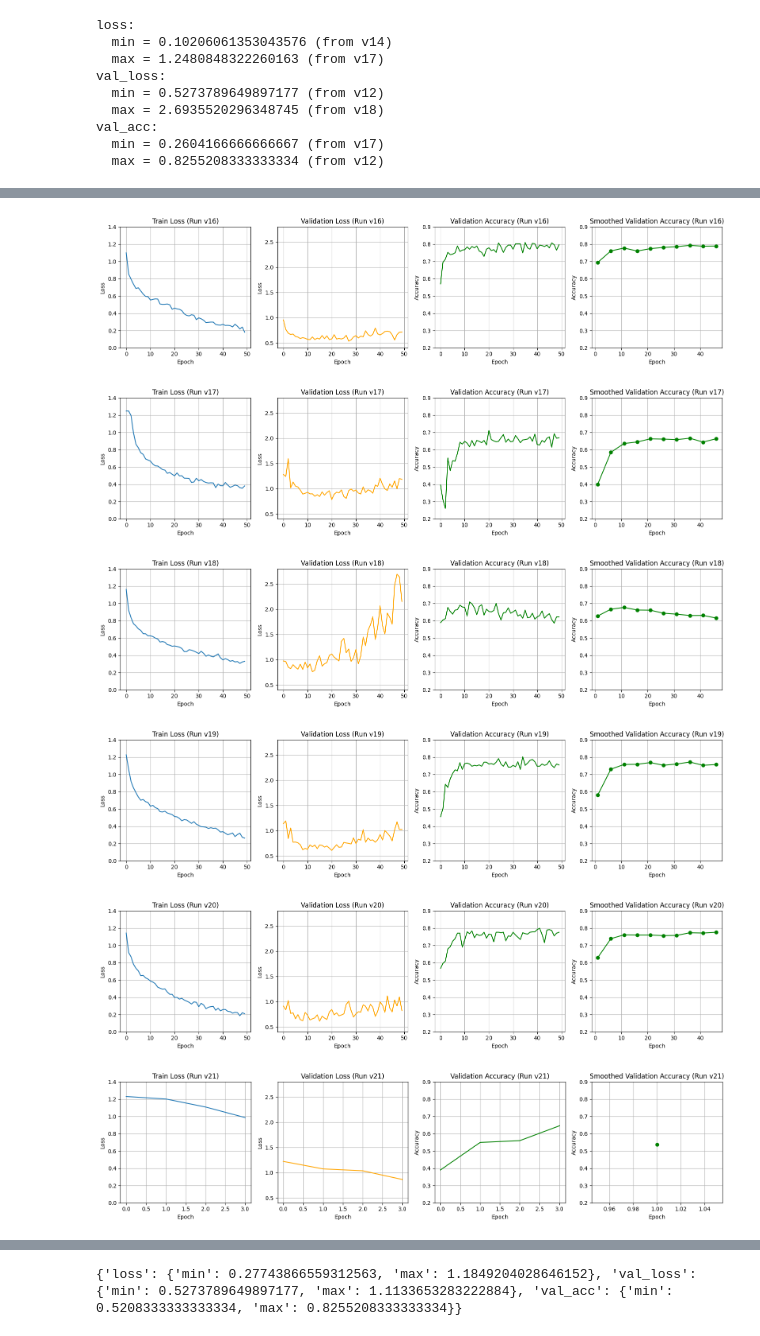
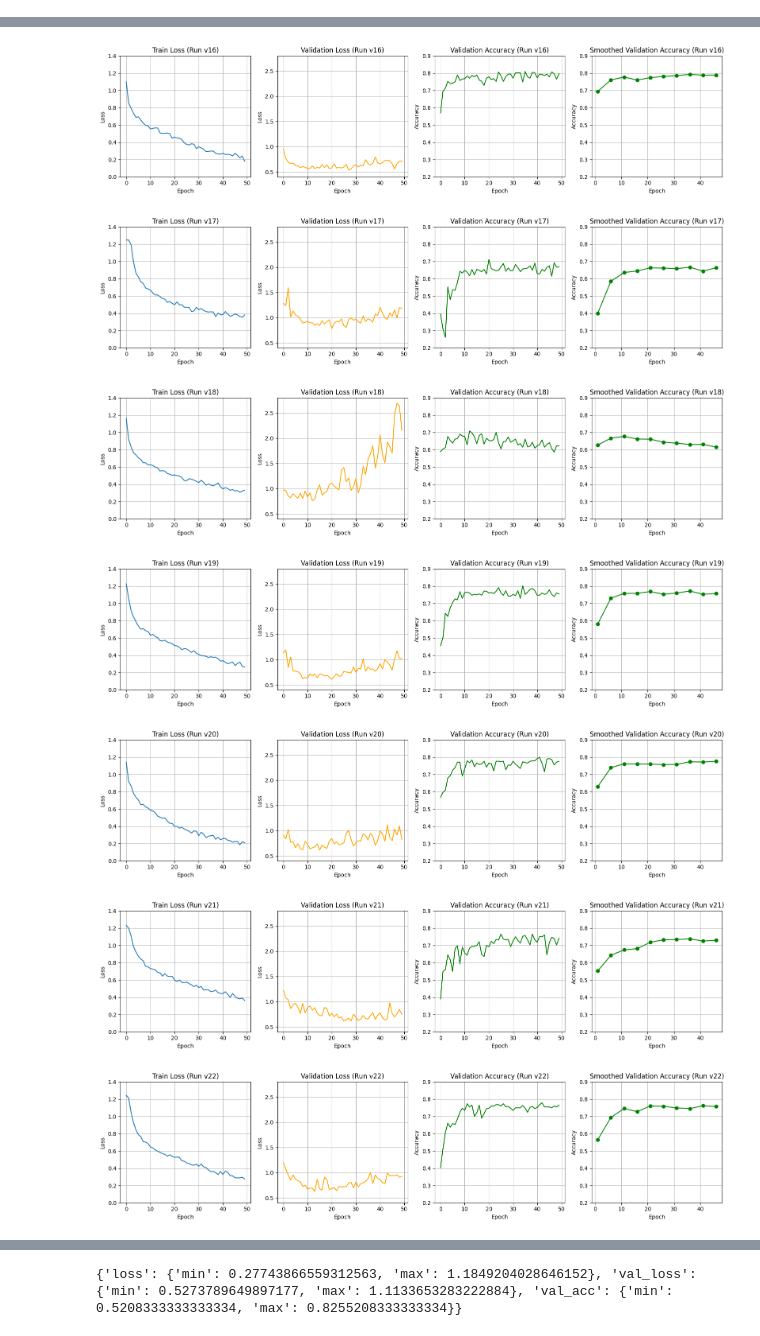
Before and after one commit to DavidExler/Masterarbeit, a Jupyter notebook: Classification/classificator_visualization.ipynb, the cells around one changed output, grey strips where cells are left out. Drawn from its saved outputs; the diff is of its cells as text; code cells hidden in the pictures.

Commit message:
fully supervised plus imageNet pretraining done

```diff
--- a/Classification/classificator_visualization.ipynb
+++ b/Classification/classificator_visualization.ipynb
@@ -33,7 +33,7 @@ import json
 import matplotlib.pyplot as plt
 import numpy as np
 import re
-path = pathv1
+
 # Grouped average function
 def grouped_average(values, group_size):
     return [np.mean(values[i:i + group_size]) for i in range(0, len(values), group_size)]
@@ -57,23 +57,13 @@ for json_file in jsons:
         histories.append(json.loads(file.read()))
 
 stats = {}
-for version, history in zip(versions, histories):
+for history in histories:
     for key, values in history.items():
         if isinstance(values, list) and all(isinstance(v, (int, float)) for v in values):
-            vmin, vmax = min(values), max(values)
             if key not in stats:
                 stats[key] = {"min": float("inf"), "max": float("-inf")}
-            if vmin < stats[key]["min"]:
-                stats[key]["min"] = vmin
-                stats[key]["file_min"] = version
-
-            if vmax > stats[key]["max"]:
-                stats[key]["max"] = vmax
-                stats[key]["file_max"] = version
-for key, s in stats.items():
-    print(f"{key}:")
-    print(f"  min = {s['min']} (from v{s['file_min']})")
-    print(f"  max = {s['max']} (from v{s['file_max']})")
+            stats[key]["min"] = min(stats[key]["min"], min(values))
+            stats[key]["max"] = max(stats[key]["max"], max(values))
 
 for history, version in zip(histories, versions):
     val_acc = history['val_acc']
@@ -110,41 +100,33 @@ for history, version in zip(histories, versions):
     plt.title(f'Validation Accuracy (Run v{version})')
     plt.xlabel('Epoch')
     plt.ylabel('Accuracy')
     plt.grid(True)
     plt.ylim(np.floor(stats['val_acc']["min"] / 0.1) * 0.1,np.ceil(stats['val_acc']["max"] / 0.1) * 0.1)
     # plt.ylim(0.5, 0.7)
 
     # Smoothed val accuracy
     plt.subplot(1, 4, 4)
     plt.plot(val_acc_epochs, val_acc_grouped, label='Val Acc (Avg/5)', color='green', marker='o')
     plt.title(f'Smoothed Validation Accuracy (Run v{version})')
     plt.xlabel('Epoch')
     plt.ylabel('Accuracy')
     plt.grid(True)
     plt.ylim(np.floor(stats['val_acc']["min"] / 0.1) * 0.1,np.ceil(stats['val_acc']["max"] / 0.1) * 0.1)
     #plt.ylim(0.5, 0.7)
 
     plt.tight_layout()
     plt.show()
 # %% [output]
-loss:
-  min = 0.10206061353043576 (from v14)
-  max = 1.2480848322260163 (from v17)
-val_loss:
-  min = 0.5273789649897177 (from v12)
-  max = 2.6935520296348745 (from v18)
-val_acc:
-  min = 0.2604166666666667 (from v17)
-  max = 0.8255208333333334 (from v12)
 [figure]
 [figure]
 [figure]
 [figure]
 [figure]
 [figure]
 [figure]
 [figure]
 [figure]
 [figure]
-[figure, old version]
+[figure, new version]
+[figure, added]
 # %%
```
Also changed, not shown: parts of 2 cells of this notebook, 6 other files.
